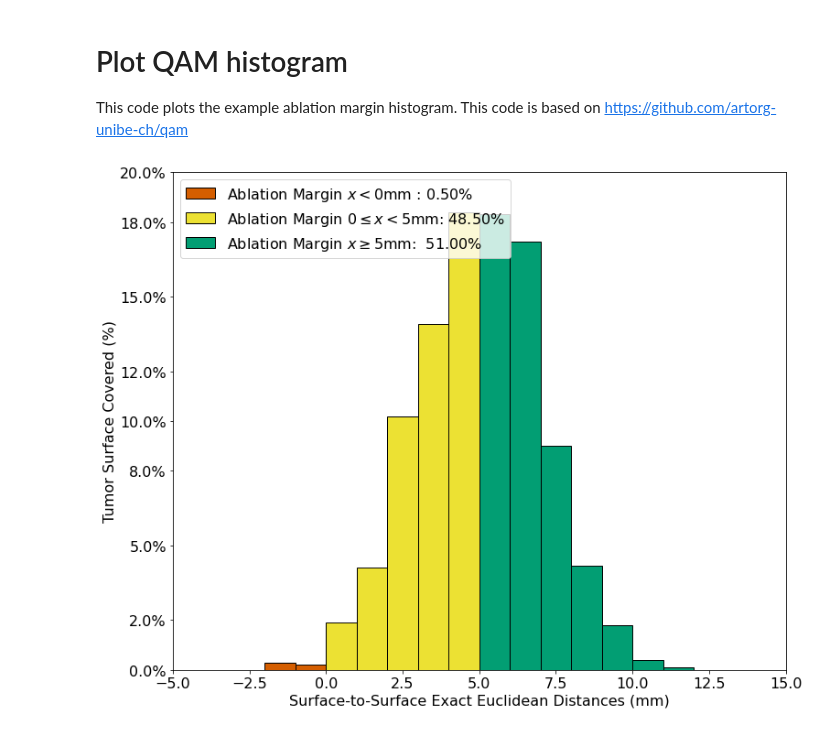
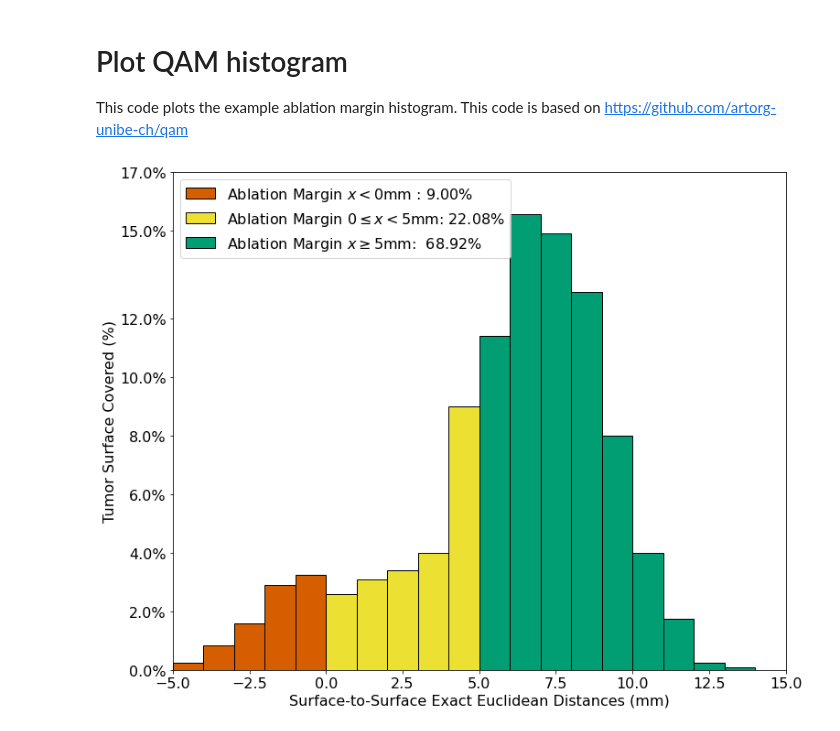
Before and after one commit to ipa/configurable_ablation, a Jupyter notebook: plots/plot_histogram.ipynb, the cells around one changed output. Cells and saved outputs as stored; diff of their text form; code cells hidden in the pictures.

```diff
--- a/plots/plot_histogram.ipynb
+++ b/plots/plot_histogram.ipynb
@@ -102,8 +102,8 @@ def plot_histogram_surface_distances(margin, output_file, output_vector_format=F
 
     return sum_perc_nonablated, sum_perc_insuffablated, sum_perc_ablated
 # %%
-margin = np.random.normal(5, 2, 1000)
+margin = np.concatenate([np.random.normal(7, 2, 1000), np.random.normal(-0, 2, 200)])
 # %%
-plot_histogram_surface_distances(margin, "plots/out/qam_hist.png", output_vector_format=False);
+plot_histogram_surface_distances(margin, "out/qam_hist.png", output_vector_format=False);
 # %% [output]
-[figure, old version]
+[figure, new version]
```
Also changed, not shown: 1 other file.
